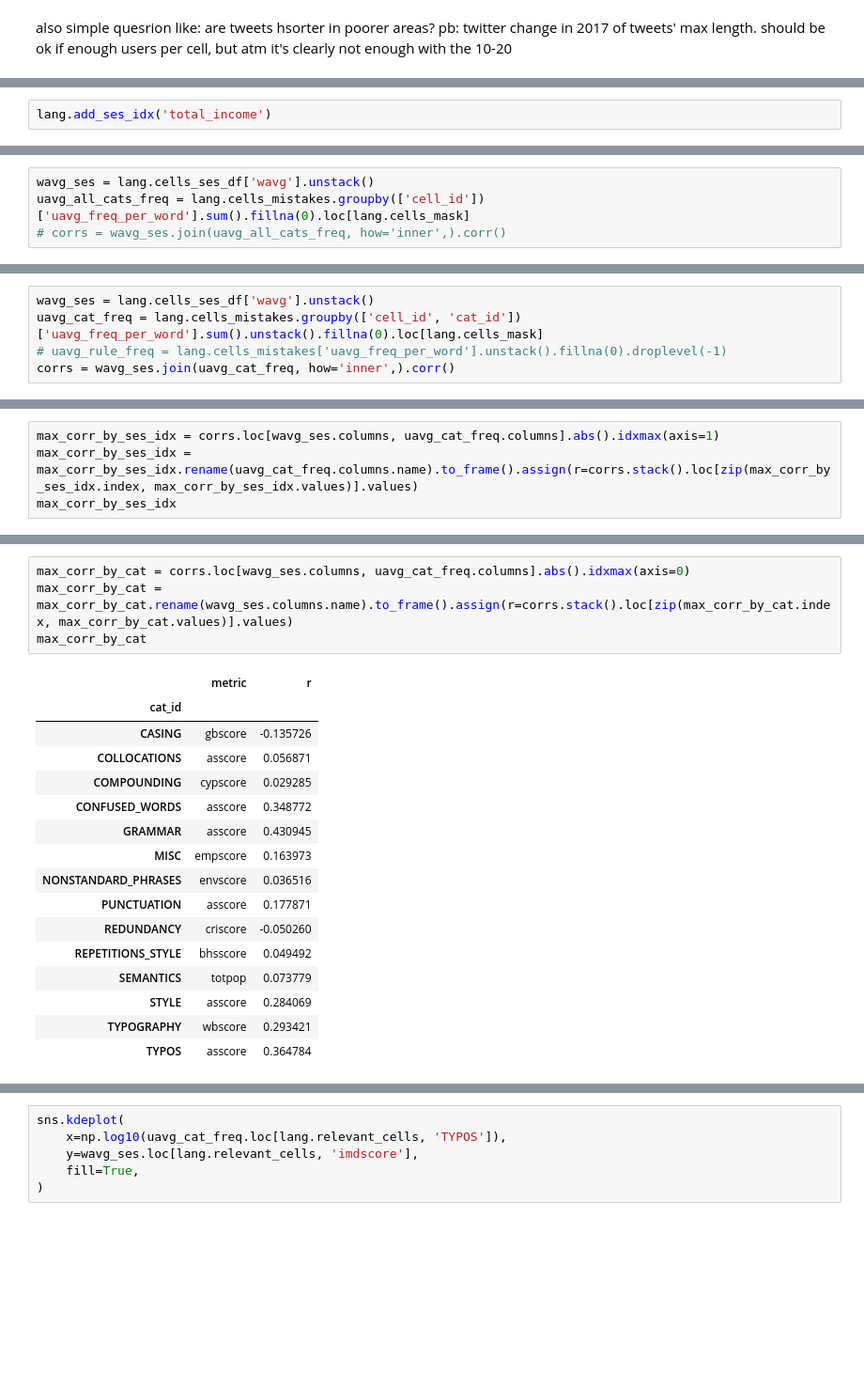
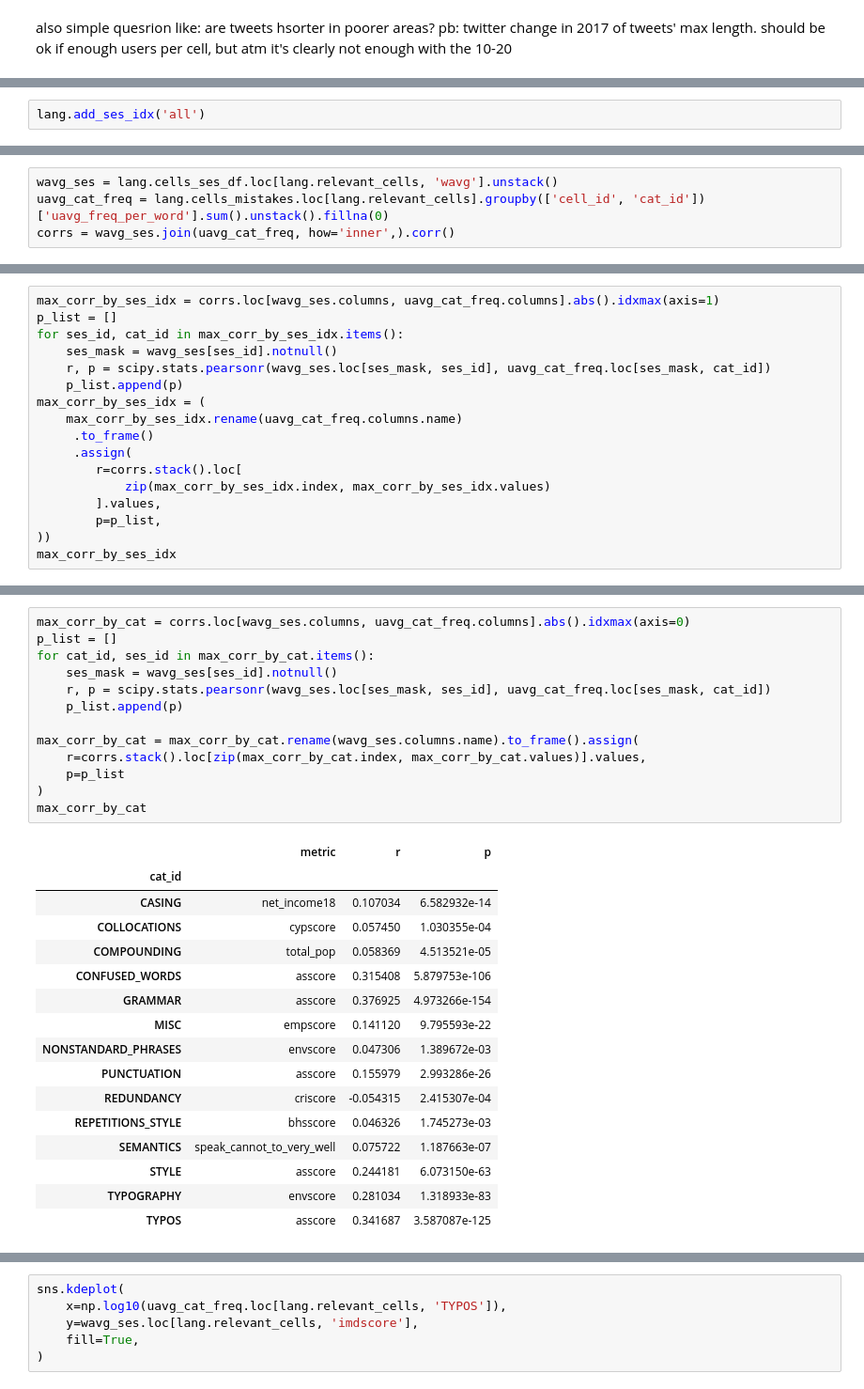
Before and after one commit to TLouf/ses-ling, a Jupyter notebook: notebooks/2.1.first_explorations.ipynb, the cells around one changed output, grey strips where cells are left out. Shown at 94% size. Saved outputs shown, nothing was run; the diff lists cells and outputs as text; blank space fills up the shorter version.

```diff
--- a/notebooks/2.1.first_explorations.ipynb
+++ b/notebooks/2.1.first_explorations.ipynb
@@ -263,2 +228,2 @@ lang._cells_ses_df = pd.DataFrame()
 # %%
-lang.add_ses_idx('total_income')
+lang.add_ses_idx('all')
@@ -265,4 +319,4 @@ lang.add_ses_idx('total_income')
 # %%
-wavg_ses = lang.cells_ses_df['wavg'].unstack()
-uavg_all_cats_freq = lang.cells_mistakes.groupby(['cell_id'])['uavg_freq_per_word'].sum().fillna(0).loc[lang.cells_mask]
-# corrs = wavg_ses.join(uavg_all_cats_freq, how='inner',).corr()
+wavg_ses = lang.cells_ses_df.loc[lang.relevant_cells, 'wavg'].unstack()
+uavg_cat_freq = lang.cells_mistakes.loc[lang.relevant_cells].groupby(['cell_id', 'cat_id'])['uavg_freq_per_word'].sum().unstack().fillna(0)
+corrs = wavg_ses.join(uavg_cat_freq, how='inner',).corr()
@@ -292,8 +323,3 @@ dtype: float64
-# %%
-wavg_ses = lang.cells_ses_df['wavg'].unstack()
-uavg_cat_freq = lang.cells_mistakes.groupby(['cell_id', 'cat_id'])['uavg_freq_per_word'].sum().unstack().fillna(0).loc[lang.cells_mask]
-# uavg_rule_freq = lang.cells_mistakes['uavg_freq_per_word'].unstack().fillna(0).droplevel(-1)
-corrs = wavg_ses.join(uavg_cat_freq, how='inner',).corr()
 # %%
 corrs.loc[wavg_ses.columns, uavg_cat_freq.columns]
 # %% [output]
@@ -318,5 +344,18 @@ corrs.loc[wavg_ses.columns, uavg_cat_freq.columns]
 # %%
 max_corr_by_ses_idx = corrs.loc[wavg_ses.columns, uavg_cat_freq.columns].abs().idxmax(axis=1)
-max_corr_by_ses_idx = max_corr_by_ses_idx.rename(uavg_cat_freq.columns.name).to_frame().assign(r=corrs.stack().loc[zip(max_corr_by_ses_idx.index, max_corr_by_ses_idx.values)].values)
+p_list = []
+for ses_id, cat_id in max_corr_by_ses_idx.items():
+    ses_mask = wavg_ses[ses_id].notnull()
+    r, p = scipy.stats.pearsonr(wavg_ses.loc[ses_mask, ses_id], uavg_cat_freq.loc[ses_mask, cat_id])
+    p_list.append(p)
+max_corr_by_ses_idx = (
+    max_corr_by_ses_idx.rename(uavg_cat_freq.columns.name)
+     .to_frame()
+     .assign(
+        r=corrs.stack().loc[
+            zip(max_corr_by_ses_idx.index, max_corr_by_ses_idx.values)
+        ].values,
+        p=p_list,
+))
 max_corr_by_ses_idx
 # %% [output]
@@ -341,21 +380,30 @@ max_corr_by_ses_idx
 # %%
 max_corr_by_cat = corrs.loc[wavg_ses.columns, uavg_cat_freq.columns].abs().idxmax(axis=0)
-max_corr_by_cat = max_corr_by_cat.rename(wavg_ses.columns.name).to_frame().assign(r=corrs.stack().loc[zip(max_corr_by_cat.index, max_corr_by_cat.values)].values)
+p_list = []
+for cat_id, ses_id in max_corr_by_cat.items():
+    ses_mask = wavg_ses[ses_id].notnull()
+    r, p = scipy.stats.pearsonr(wavg_ses.loc[ses_mask, ses_id], uavg_cat_freq.loc[ses_mask, cat_id])
+    p_list.append(p)
+
+max_corr_by_cat = max_corr_by_cat.rename(wavg_ses.columns.name).to_frame().assign(
+    r=corrs.stack().loc[zip(max_corr_by_cat.index, max_corr_by_cat.values)].values,
+    p=p_list
+)
 max_corr_by_cat
 # %% [output]
-|  | metric | r |
-| cat_id |  |  |
-| CASING | gbscore | -0.135726 |
-| COLLOCATIONS | asscore | 0.056871 |
-| COMPOUNDING | cypscore | 0.029285 |
-| CONFUSED_WORDS | asscore | 0.348772 |
-| GRAMMAR | asscore | 0.430945 |
-| MISC | empscore | 0.163973 |
-| NONSTANDARD_PHRASES | envscore | 0.036516 |
-| PUNCTUATION | asscore | 0.177871 |
-| REDUNDANCY | criscore | -0.050260 |
-| REPETITIONS_STYLE | bhsscore | 0.049492 |
-| SEMANTICS | totpop | 0.073779 |
-| STYLE | asscore | 0.284069 |
-| TYPOGRAPHY | wbscore | 0.293421 |
-| TYPOS | asscore | 0.364784 |
+|  | metric | r | p |
+| cat_id |  |  |  |
+| CASING | net_income18 | 0.107034 | 6.582932e-14 |
+| COLLOCATIONS | cypscore | 0.057450 | 1.030355e-04 |
+| COMPOUNDING | total_pop | 0.058369 | 4.513521e-05 |
+| CONFUSED_WORDS | asscore | 0.315408 | 5.879753e-106 |
+| GRAMMAR | asscore | 0.376925 | 4.973266e-154 |
+| MISC | empscore | 0.141120 | 9.795593e-22 |
+| NONSTANDARD_PHRASES | envscore | 0.047306 | 1.389672e-03 |
+| PUNCTUATION | asscore | 0.155979 | 2.993286e-26 |
+| REDUNDANCY | criscore | -0.054315 | 2.415307e-04 |
+| REPETITIONS_STYLE | bhsscore | 0.046326 | 1.745273e-03 |
+| SEMANTICS | speak_cannot_to_very_well | 0.075722 | 1.187663e-07 |
+| STYLE | asscore | 0.244181 | 6.073150e-63 |
+| TYPOGRAPHY | envscore | 0.281034 | 1.318933e-83 |
+| TYPOS | asscore | 0.341687 | 3.587087e-125 |
```
Also changed, not shown: parts of 181 cells of this notebook.
